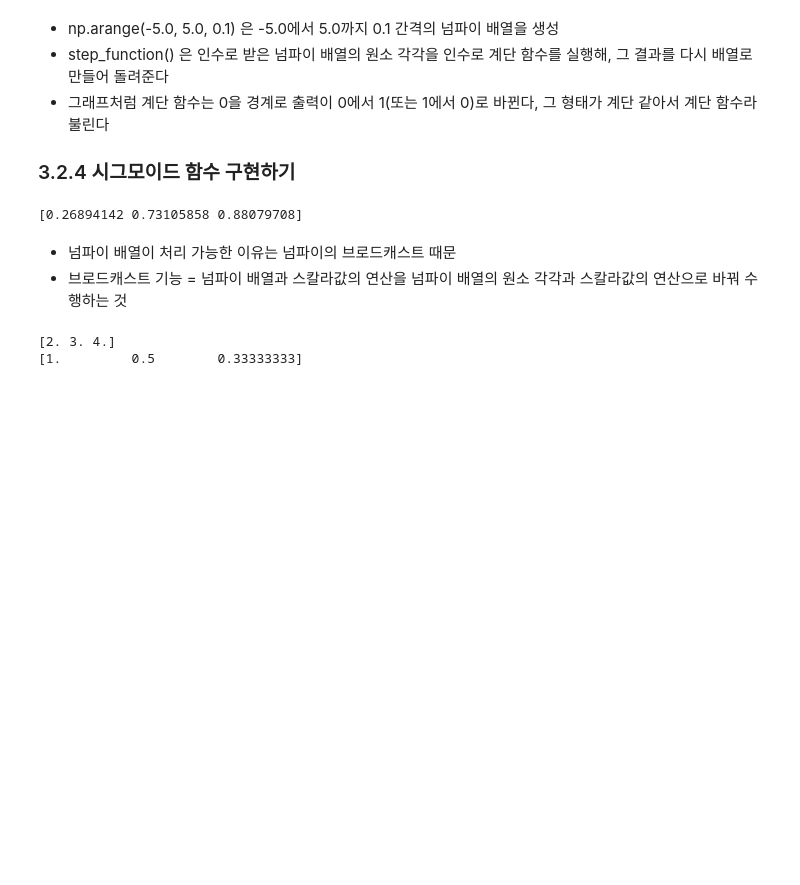
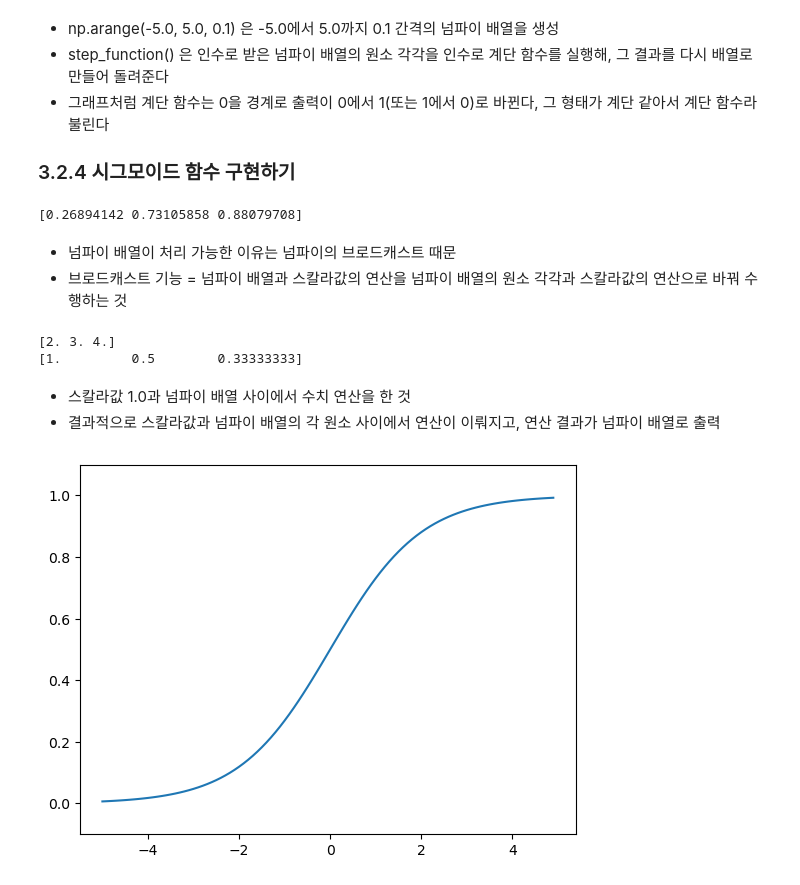
Before and after one commit to ethan528/Python, a Jupyter notebook: 밑바닥부터 시작하는 딥러닝/밑바닥부터 시작하는 딥러닝.ipynb, the cells around one changed output. Saved outputs shown, nothing was run; the diff lists cells and outputs as text; code cells hidden in the pictures; blank space fills up the shorter version.

```diff
--- a/밑바닥부터 시작하는 딥러닝/밑바닥부터 시작하는 딥러닝.ipynb
+++ b/밑바닥부터 시작하는 딥러닝/밑바닥부터 시작하는 딥러닝.ipynb
@@ -263,3 +263,14 @@ print(1.0 / t)
 # %% [output]
 [2. 3. 4.]
 [1.         0.5        0.33333333]
+# %% [markdown]
+- 스칼라값 1.0과 넘파이 배열 사이에서 수치 연산을 한 것
+- 결과적으로 스칼라값과 넘파이 배열의 각 원소 사이에서 연산이 이뤄지고, 연산 결과가 넘파이 배열로 출력
+# %%
+x = np.arange(-5.0, 5.0, 0.1)
+y = sigmoid(x)
+plt.plot(x, y)
+plt.ylim(-0.1, 1.1) # y 축 범위 지정
+plt.show()
+# %% [output]
+[figure, added]
```
Also changed, not shown: parts of 13 cells of this notebook.
